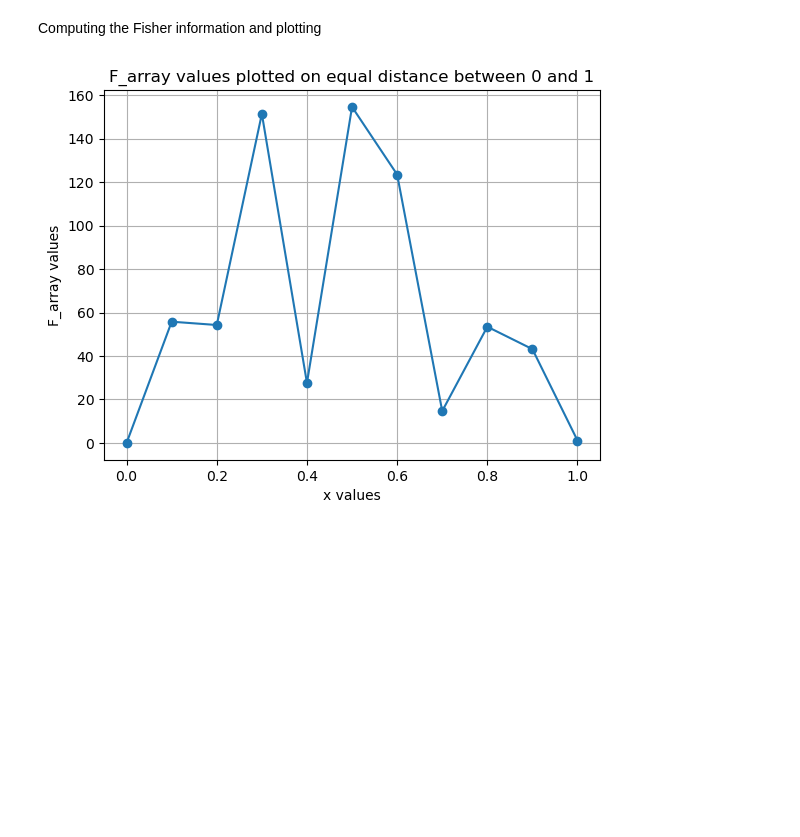
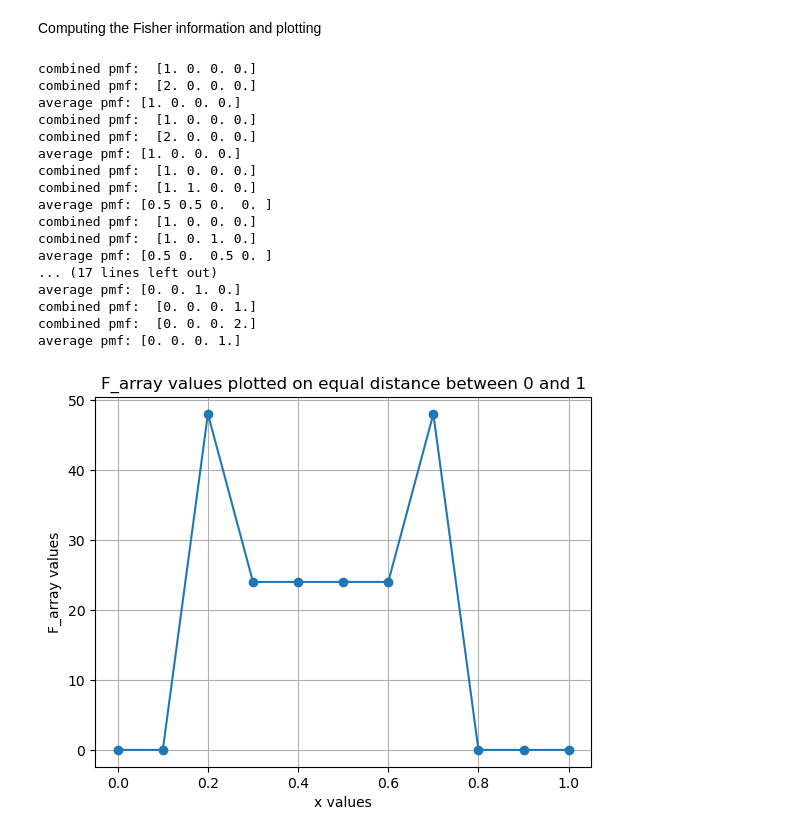
Before and after one commit to emielrobben/Capstone_AUC, a Jupyter notebook: RBN_notebook_updated.ipynb, the cells around one changed output. Cells and saved outputs as stored; diff of their text form; code cells hidden in the pictures; blank space fills up the shorter version.

```diff
--- a/RBN_notebook_updated.ipynb
+++ b/RBN_notebook_updated.ipynb
@@ -287,15 +287,32 @@ Probability sum: 1.0
  Computing the Fisher information and plotting
 # %%
 
-F_array = network.Compute_Fisher(0.1, 10)
+F_array = network.Compute_Fisher(0.1, 2)
 x_values = np.linspace(0, 1, len(F_array))
 # how does this work again: can we just call the outout of the
 # Plot F_array against the equally spaced values
 plt.plot(x_values, F_array, marker='o', linestyle='-')
 plt.xlabel('x values')
 plt.ylabel('F_array values')
 plt.title('F_array values plotted on equal distance between 0 and 1')
 plt.grid(True)
 plt.show()
 # %% [output]
+combined pmf:  [1. 0. 0. 0.]
+combined pmf:  [2. 0. 0. 0.]
+average pmf: [1. 0. 0. 0.]
+combined pmf:  [1. 0. 0. 0.]
+combined pmf:  [2. 0. 0. 0.]
+average pmf: [1. 0. 0. 0.]
+combined pmf:  [1. 0. 0. 0.]
+combined pmf:  [1. 1. 0. 0.]
+average pmf: [0.5 0.5 0.  0. ]
+combined pmf:  [1. 0. 0. 0.]
+combined pmf:  [1. 0. 1. 0.]
+average pmf: [0.5 0.  0.5 0. ]
+... (17 lines left out)
+average pmf: [0. 0. 1. 0.]
+combined pmf:  [0. 0. 0. 1.]
+combined pmf:  [0. 0. 0. 2.]
+average pmf: [0. 0. 0. 1.]
-[figure, old version]
+[figure, new version]
```
Also changed, not shown: parts of 3 cells of this notebook.
